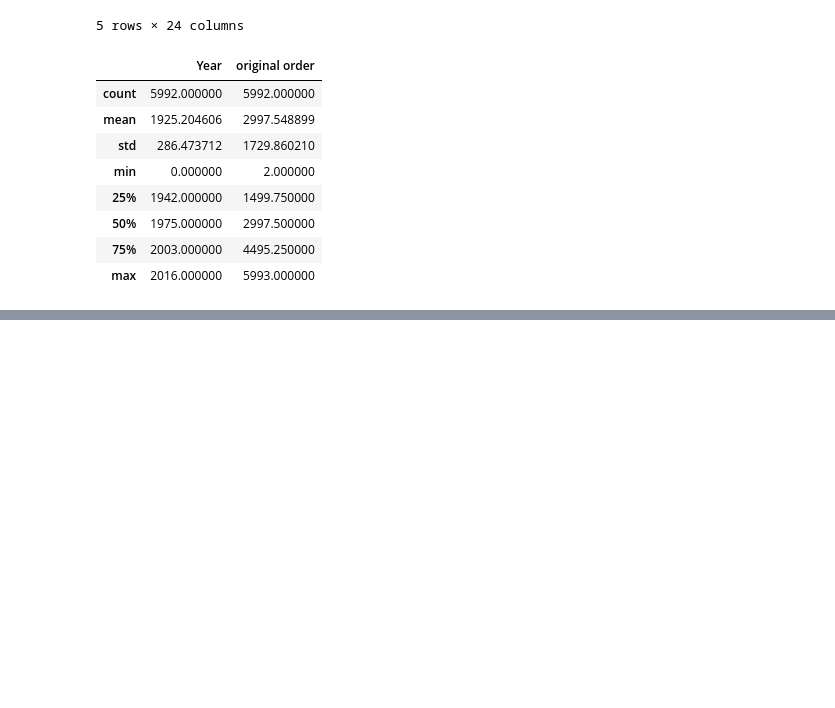
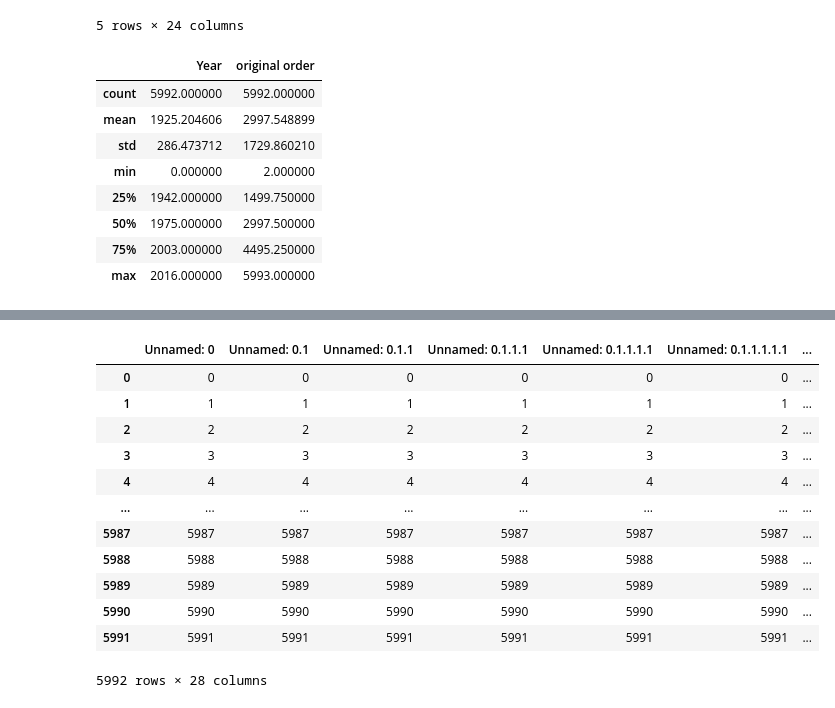
Before and after one commit to meryreddoor/project-clean-folder, a Jupyter notebook: Project Cleaning folders.ipynb, the cells around one changed output, grey strips where cells are left out. Drawn from its saved outputs; the diff is of its cells as text; code cells hidden in the pictures; blank space fills up the shorter version.

```diff
--- a/Project Cleaning folders.ipynb
+++ b/Project Cleaning folders.ipynb
@@ -32,0 +356,3 @@ shark_csv_folder.shape
+# %%
+Shark_folder_wo_blanks = pd.read_csv("OUTPUT/V3_GSAF5.csv",encoding='latin1')
+Shark_folder_wo_blanks.head()
@@ -32,0 +367,4 @@ shark_csv_folder.shape
+# %%
+for e in Shark_folder_wo_blanks.Year:
+    if e <1300:
+        Shark_folder_wo_blanks.Year=Shark_folder_wo_blanks.Year.replace(e, 0)
@@ -32,0 +373,16 @@ shark_csv_folder.shape
+# %%
+Shark_folder_wo_blanks
+# %% [output]
+|  | Unnamed: 0 | Unnamed: 0.1 | Unnamed: 0.1.1 | Unnamed: 0.1.1.1 | Unnamed: 0.1.1.1.1 | Unnamed: 0.1.1.1.1.1 | ... |
+| 0 | 0 | 0 | 0 | 0 | 0 | 0 | ... |
+| 1 | 1 | 1 | 1 | 1 | 1 | 1 | ... |
+| 2 | 2 | 2 | 2 | 2 | 2 | 2 | ... |
+| 3 | 3 | 3 | 3 | 3 | 3 | 3 | ... |
+| 4 | 4 | 4 | 4 | 4 | 4 | 4 | ... |
+| ... | ... | ... | ... | ... | ... | ... | ... |
+| 5987 | 5987 | 5987 | 5987 | 5987 | 5987 | 5987 | ... |
+| 5988 | 5988 | 5988 | 5988 | 5988 | 5988 | 5988 | ... |
+| 5989 | 5989 | 5989 | 5989 | 5989 | 5989 | 5989 | ... |
+| 5990 | 5990 | 5990 | 5990 | 5990 | 5990 | 5990 | ... |
+| 5991 | 5991 | 5991 | 5991 | 5991 | 5991 | 5991 | ... |
+5992 rows × 28 columns
```
Also changed, not shown: parts of 39 cells of this notebook, 9 other files.
